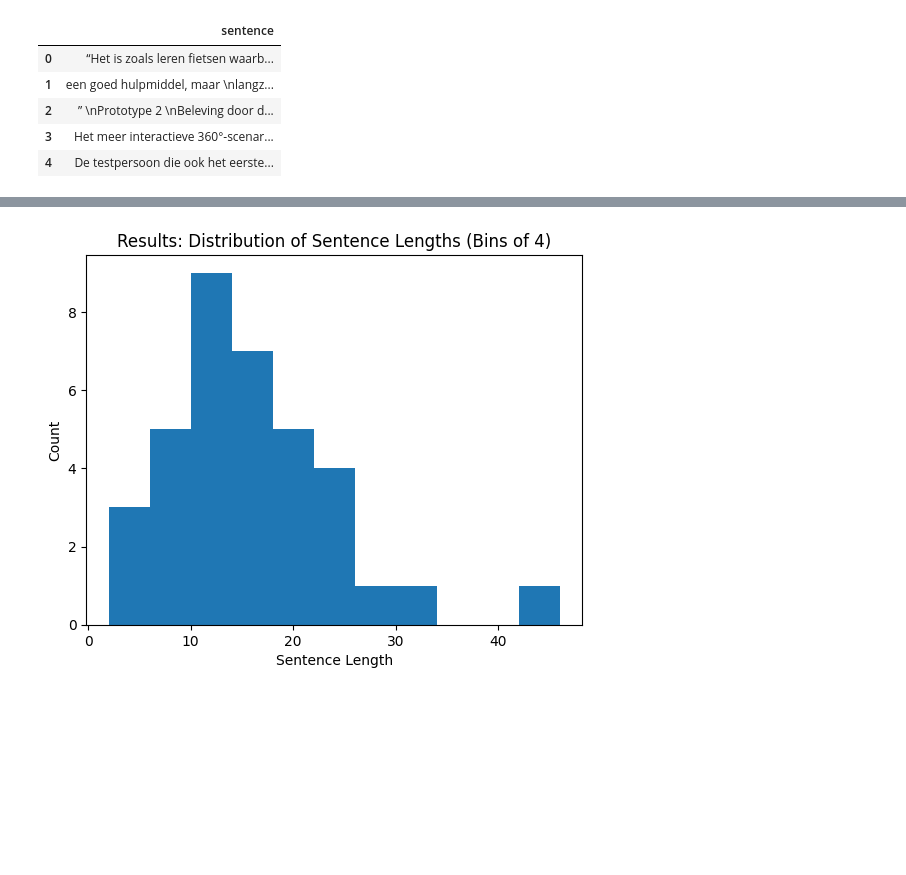
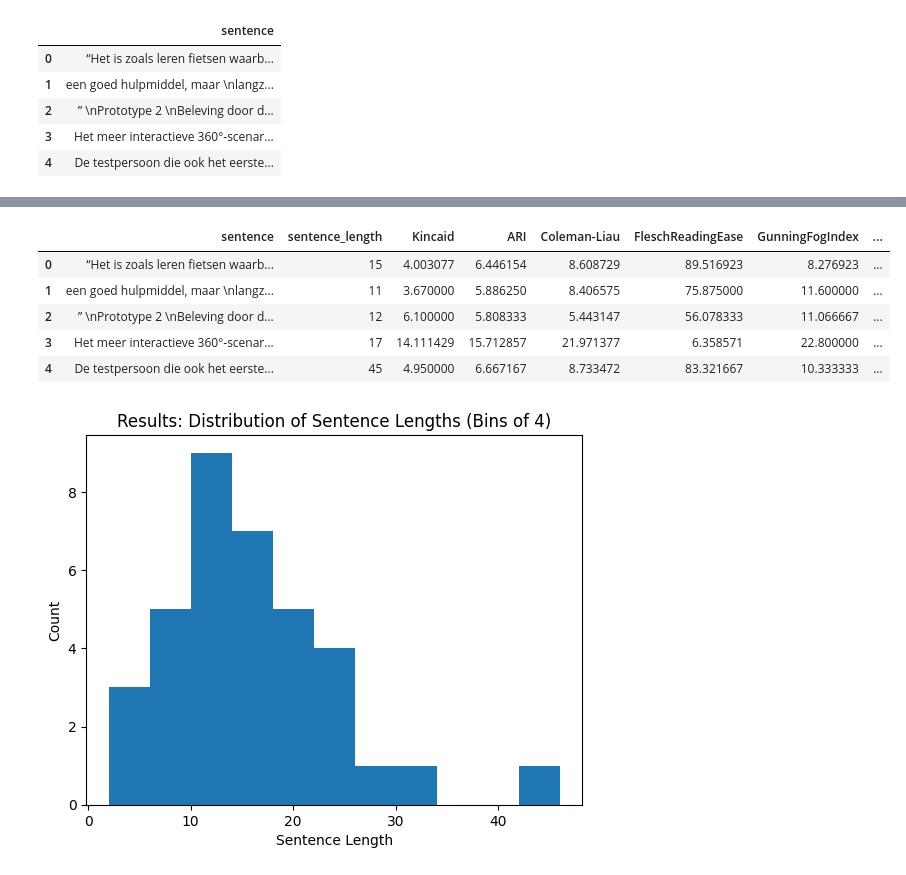
Before and after one commit to dylancluyse/bachelorproef-nlp-tekstvereenvoudiging, a Jupyter notebook: scripts/experimenten/1_text_analysis.ipynb, the cells around one changed output, grey strips where cells are left out. Cells and saved outputs as stored; diff of their text form; code cells hidden in the pictures; blank space fills up the shorter version.

```diff
--- a/scripts/experimenten/1_text_analysis.ipynb
+++ b/scripts/experimenten/1_text_analysis.ipynb
@@ -92,5 +74,19 @@ df.head()
 # %%
 df = df[df['sentence_length'] > 3]
+# %%
+import readability
+
+for key in readability.getmeasures("test")['readability grades'].keys():
+    df[key] = df['sentence'].apply(lambda x: readability.getmeasures(x)['readability grades'][key])
+# %%
+df.head()
+# %% [output]
+|  | sentence | sentence_length | Kincaid | ARI | Coleman-Liau | FleschReadingEase | GunningFogIndex | ... |
+| 0 | “Het is zoals leren fietsen waarb... | 15 | 4.003077 | 6.446154 | 8.608729 | 89.516923 | 8.276923 | ... |
+| 1 | een goed hulpmiddel, maar \nlangz... | 11 | 3.670000 | 5.886250 | 8.406575 | 75.875000 | 11.600000 | ... |
+| 2 | ” \nPrototype 2 \nBeleving door d... | 12 | 6.100000 | 5.808333 | 5.443147 | 56.078333 | 11.066667 | ... |
+| 3 | Het meer interactieve 360°-scenar... | 17 | 14.111429 | 15.712857 | 21.971377 | 6.358571 | 22.800000 | ... |
+| 4 | De testpersoon die ook het eerste... | 45 | 4.950000 | 6.667167 | 8.733472 | 83.321667 | 10.333333 | ... |
 # %%
 import matplotlib.pyplot as plt
 
```
Also changed, not shown: parts of 19 cells of this notebook, 13 other files.
